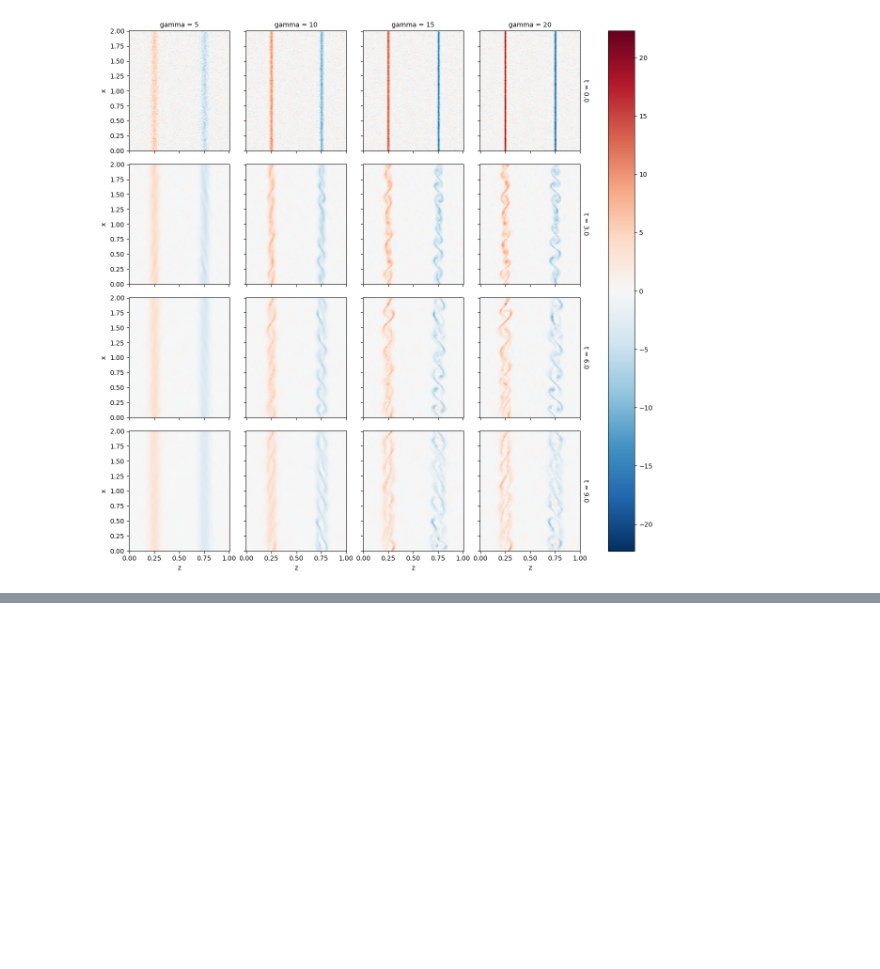
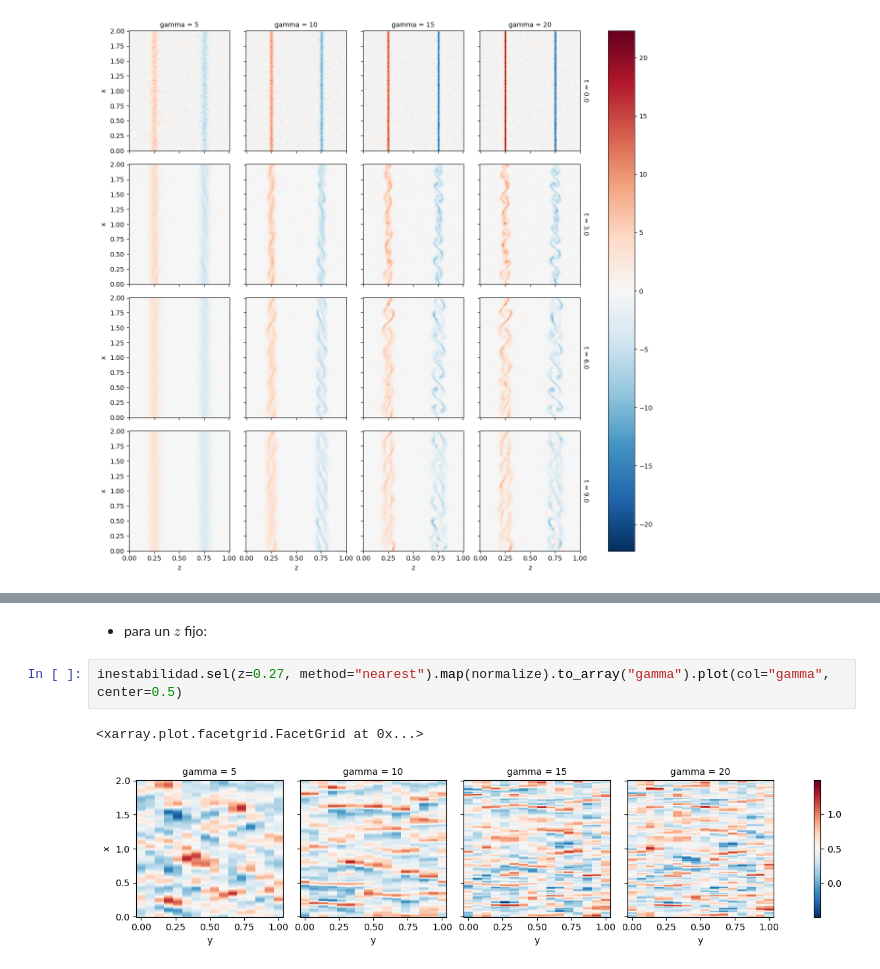
Before and after one commit to maurosilber/fluidos, a Jupyter notebook: guia3/problema3.ipynb, the cells around one changed output, grey strips where cells are left out. Drawn from its saved outputs; the diff is of its cells as text; blank space fills up the shorter version.

```diff
--- a/guia3/problema3.ipynb
+++ b/guia3/problema3.ipynb
@@ -411,0 +487,7 @@ data_gamma.isel(y=8).sel(t=slice(0, None, 6)).to_array("gamma").plot(col="gamma"
+# %% [markdown]
+- para un $z$ fijo:
+# %%
+inestabilidad.sel(z=0.27, method="nearest").map(normalize).to_array("gamma").plot(col="gamma", center=0.5)
+# %% [output]
+<xarray.plot.facetgrid.FacetGrid at 0x...>
+[figure, added]
```
Also changed, not shown: parts of 17 cells of this notebook.
